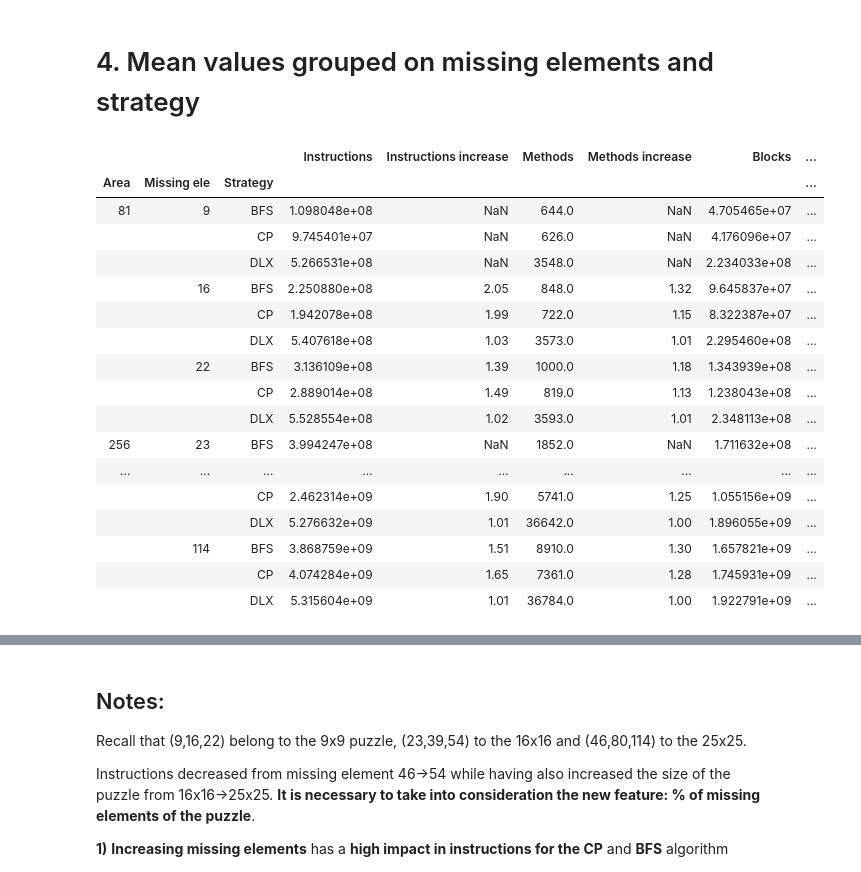
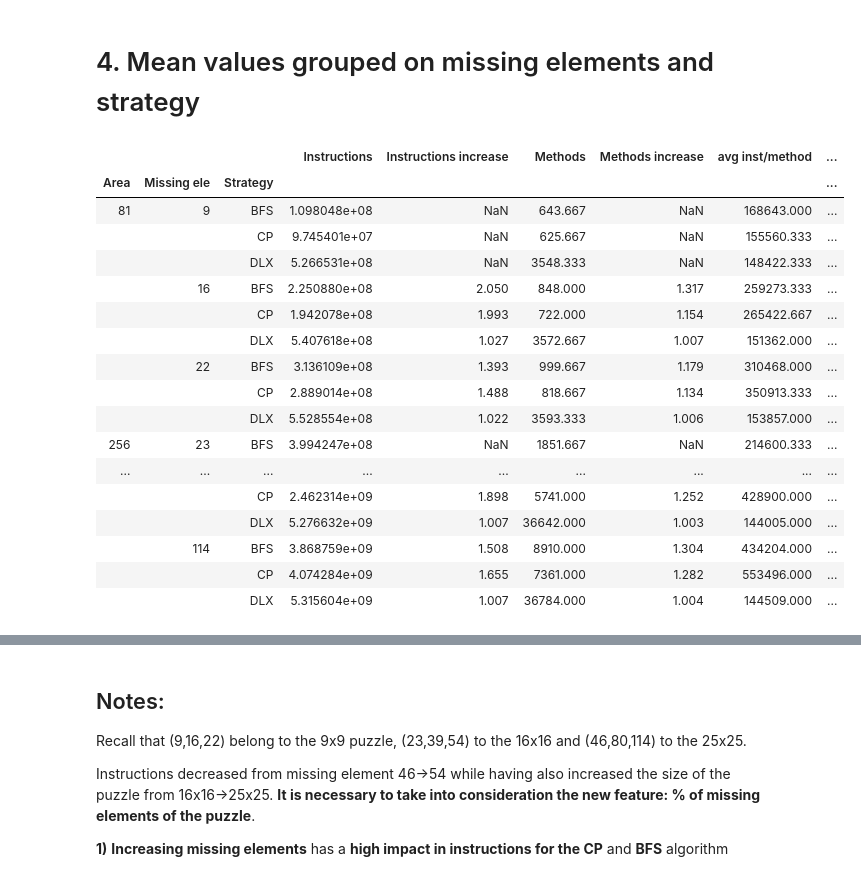
Before and after one commit to AndreGodinho7/SudokuCloud, a Jupyter notebook: cnv/Measurements analysis.ipynb, the cells around one changed output, grey strips where cells are left out. Cells and saved outputs as stored; diff of their text form; code cells hidden in the pictures.

```diff
--- a/cnv/Measurements analysis.ipynb
+++ b/cnv/Measurements analysis.ipynb
@@ -7,6 +7,6 @@ import matplotlib.pyplot as plt
 # %% [markdown]
 # 2. Load measurements data
 # %%
-measurements = pd.read_excel("Metrics.xlsx").round(2)
+measurements = pd.read_excel("Metrics.xlsx").round(3)
 measurements
 # %% [output]
@@ -70,32 +70,32 @@ __3) Missing elements__ are __highly correlated__ with __instructions (0.84)__.
 # %% [markdown]
 # 4. Mean values grouped on missing elements and strategy
 # %%
-sec41 = measurements.groupby(['Area','Missing ele','Strategy'], as_index=True)['Instructions','Methods','Blocks',
-                                                 'Field load','Field store', 'Regular load','Regular store',
-                                                'new', 'newarray'].mean().round(0)
+sec41 = measurements.groupby(['Area','Missing ele','Strategy'], as_index=True)['Instructions','Methods','avg inst/method','% miss elements',
+                                                                               'Cost'].mean().round(3)
 
-methods_ratio, instructions_ratio = getRatios2(sec41['Methods'], sec41['Instructions'])
+methods_ratio, instructions_ratio, cost_ratio = getRatios2(sec41['Methods'], sec41['Instructions'],sec41['Cost'])
 sec41.insert(1,"Instructions increase", instructions_ratio)
 sec41.insert(3,"Methods increase", methods_ratio)
+sec41.insert(5,"Cost increase",cost_ratio)
 
 sec41
 # %% [output]
-|  |  |  | Instructions | Instructions increase | Methods | Methods increase | Blocks | ... |
+|  |  |  | Instructions | Instructions increase | Methods | Methods increase | avg inst/method | ... |
 | Area | Missing ele | Strategy |  |  |  |  |  | ... |
-| 81 | 9 | BFS | 1.098048e+08 | NaN | 644.0 | NaN | 4.705465e+07 | ... |
-|  |  | CP | 9.745401e+07 | NaN | 626.0 | NaN | 4.176096e+07 | ... |
-|  |  | DLX | 5.266531e+08 | NaN | 3548.0 | NaN | 2.234033e+08 | ... |
-|  | 16 | BFS | 2.250880e+08 | 2.05 | 848.0 | 1.32 | 9.645837e+07 | ... |
-|  |  | CP | 1.942078e+08 | 1.99 | 722.0 | 1.15 | 8.322387e+07 | ... |
-|  |  | DLX | 5.407618e+08 | 1.03 | 3573.0 | 1.01 | 2.295460e+08 | ... |
-|  | 22 | BFS | 3.136109e+08 | 1.39 | 1000.0 | 1.18 | 1.343939e+08 | ... |
-|  |  | CP | 2.889014e+08 | 1.49 | 819.0 | 1.13 | 1.238043e+08 | ... |
-|  |  | DLX | 5.528554e+08 | 1.02 | 3593.0 | 1.01 | 2.348113e+08 | ... |
-| 256 | 23 | BFS | 3.994247e+08 | NaN | 1852.0 | NaN | 1.711632e+08 | ... |
+| 81 | 9 | BFS | 1.098048e+08 | NaN | 643.667 | NaN | 168643.000 | ... |
+|  |  | CP | 9.745401e+07 | NaN | 625.667 | NaN | 155560.333 | ... |
+|  |  | DLX | 5.266531e+08 | NaN | 3548.333 | NaN | 148422.333 | ... |
+|  | 16 | BFS | 2.250880e+08 | 2.050 | 848.000 | 1.317 | 259273.333 | ... |
+|  |  | CP | 1.942078e+08 | 1.993 | 722.000 | 1.154 | 265422.667 | ... |
+|  |  | DLX | 5.407618e+08 | 1.027 | 3572.667 | 1.007 | 151362.000 | ... |
+|  | 22 | BFS | 3.136109e+08 | 1.393 | 999.667 | 1.179 | 310468.000 | ... |
+|  |  | CP | 2.889014e+08 | 1.488 | 818.667 | 1.134 | 350913.333 | ... |
+|  |  | DLX | 5.528554e+08 | 1.022 | 3593.333 | 1.006 | 153857.000 | ... |
+| 256 | 23 | BFS | 3.994247e+08 | NaN | 1851.667 | NaN | 214600.333 | ... |
 | ... | ... | ... | ... | ... | ... | ... | ... | ... |
-|  |  | CP | 2.462314e+09 | 1.90 | 5741.0 | 1.25 | 1.055156e+09 | ... |
-|  |  | DLX | 5.276632e+09 | 1.01 | 36642.0 | 1.00 | 1.896055e+09 | ... |
-|  | 114 | BFS | 3.868759e+09 | 1.51 | 8910.0 | 1.30 | 1.657821e+09 | ... |
-|  |  | CP | 4.074284e+09 | 1.65 | 7361.0 | 1.28 | 1.745931e+09 | ... |
-|  |  | DLX | 5.315604e+09 | 1.01 | 36784.0 | 1.00 | 1.922791e+09 | ... |
+|  |  | CP | 2.462314e+09 | 1.898 | 5741.000 | 1.252 | 428900.000 | ... |
+|  |  | DLX | 5.276632e+09 | 1.007 | 36642.000 | 1.003 | 144005.000 | ... |
+|  | 114 | BFS | 3.868759e+09 | 1.508 | 8910.000 | 1.304 | 434204.000 | ... |
+|  |  | CP | 4.074284e+09 | 1.655 | 7361.000 | 1.282 | 553496.000 | ... |
+|  |  | DLX | 5.315604e+09 | 1.007 | 36784.000 | 1.004 | 144509.000 | ... |
 # %%
```
Also changed, not shown: parts of 10 cells of this notebook, 25 other files.
